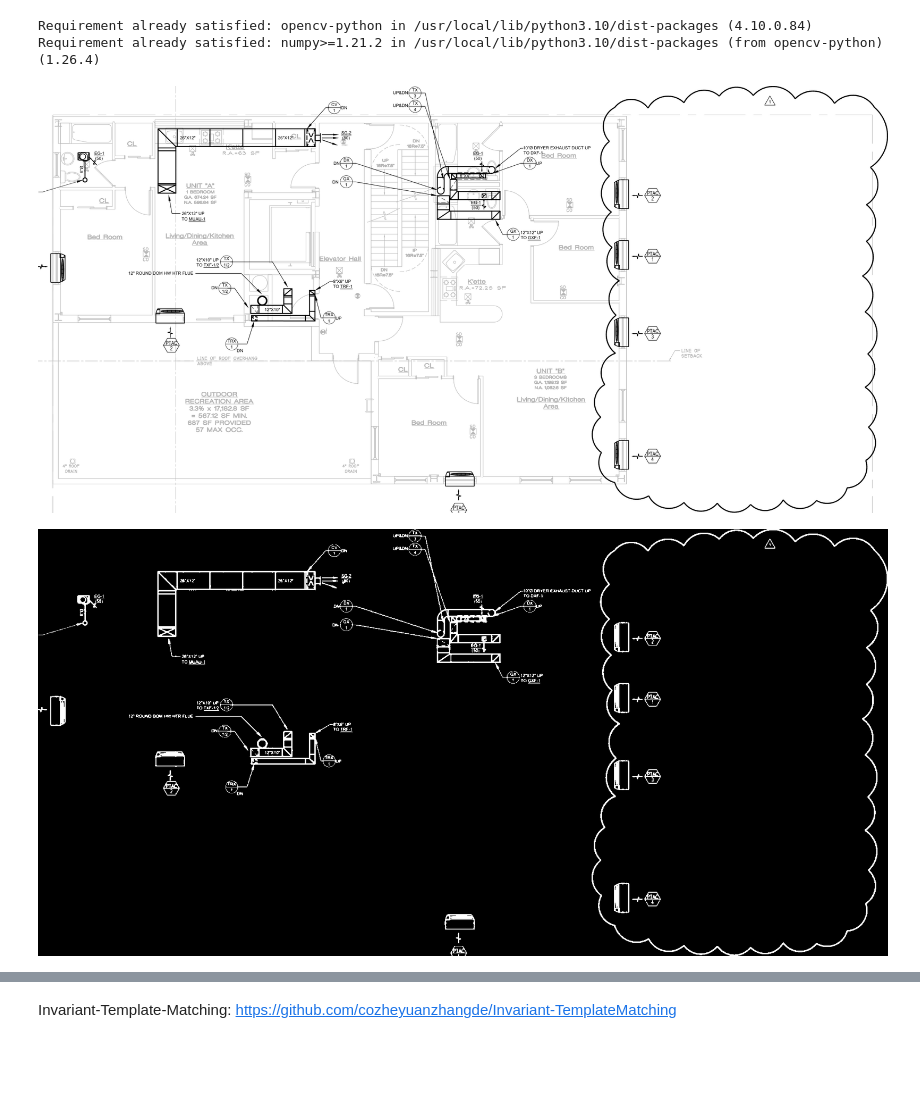
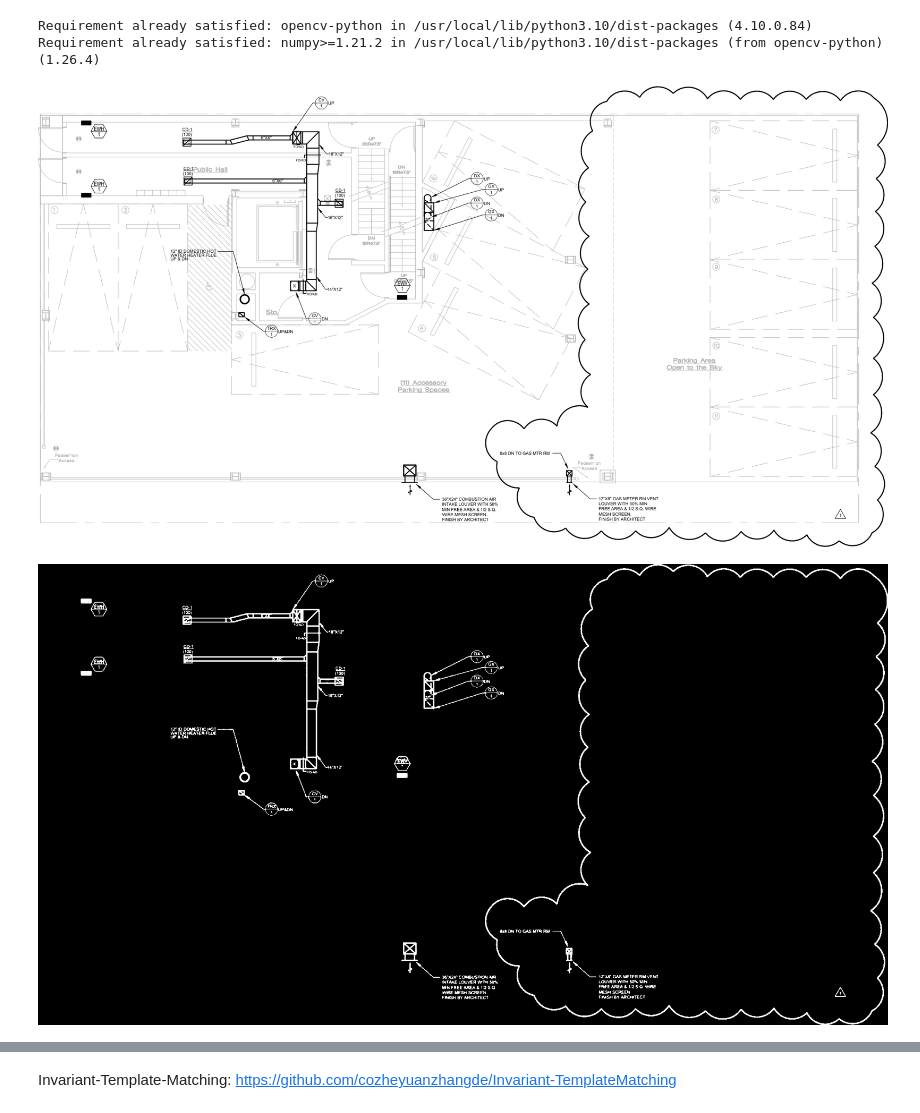
Before and after one commit to omartgabr/3D-Models-from-Blueprints, a Jupyter notebook: Object Detection/ObjectDetection_Mechanical_notebook.ipynb, the cells around one changed output, grey strips where cells are left out. Saved outputs shown, nothing was run; the diff lists cells and outputs as text; code cells hidden in the pictures; blank space fills up the shorter version.

```diff
--- a/Object Detection/ObjectDetection_Mechanical_notebook.ipynb
+++ b/Object Detection/ObjectDetection_Mechanical_notebook.ipynb
@@ -23,11 +24,11 @@ import matplotlib.pyplot as plt
 # %%
 # Load the image using OpenCV
-img = cv2.imread("/content/drive/MyDrive/*Datasets/processed_data/page_52.png")
-mat_file_path = '/content/drive/MyDrive/*Datasets/ground truth data/page_52_labels.mat'
+img = cv2.imread("/content/drive/MyDrive/*Datasets/processed_data/page_49.png")
+mat_file_path = '/content/drive/MyDrive/*Datasets/ground truth data/page_49_labels.mat'
 
 cv2_imshow(img)
 # %% [output]
-[figure, old version]
+[figure, new version]
 # %%
 # Preprocess the input image
 def preprocess_image(img):
@@ -38,7 +39,7 @@ def preprocess_image(img):
     gray = cv2.GaussianBlur(gray, (3, 3), 0)
     _, thresh = cv2.threshold(gray, 180, 255, cv2.THRESH_BINARY_INV)
     kernel = np.ones((1, 1), np.uint8)
-    closed = cv2.morphologyEx(thresh, cv2.MORPH_CLOSE, kernel, iterations=3)
+    closed = cv2.morphologyEx(thresh, cv2.MORPH_CLOSE, kernel, iterations=1)
     eroded = cv2.erode(closed, kernel, iterations=1)
     dilated = cv2.dilate(eroded, kernel, iterations=1)
     return dilated
@@ -46,7 +47,7 @@ def preprocess_image(img):
 dilated = preprocess_image(img)
 cv2_imshow(dilated)
 # %% [output]
-[figure, old version]
+[figure, new version]
 # %%
 def preprocess_template(template_img):
     # Convert to grayscale if it's a color image
```
Also changed, not shown: parts of 17 cells of this notebook.
